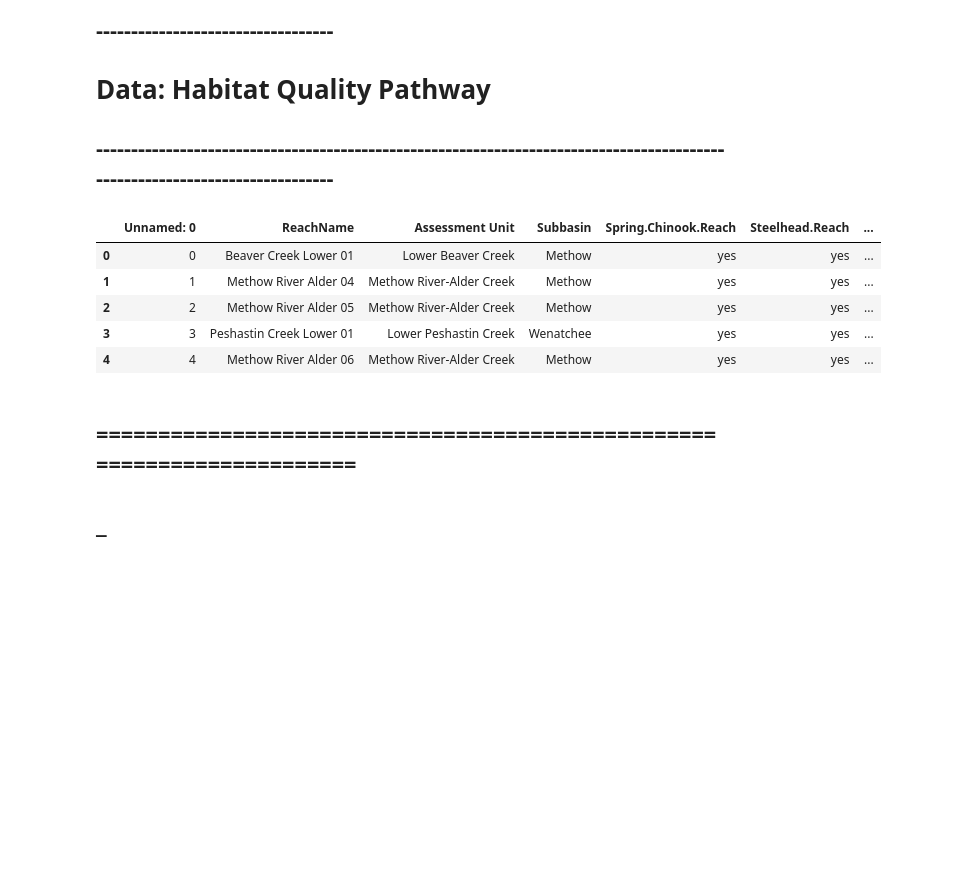
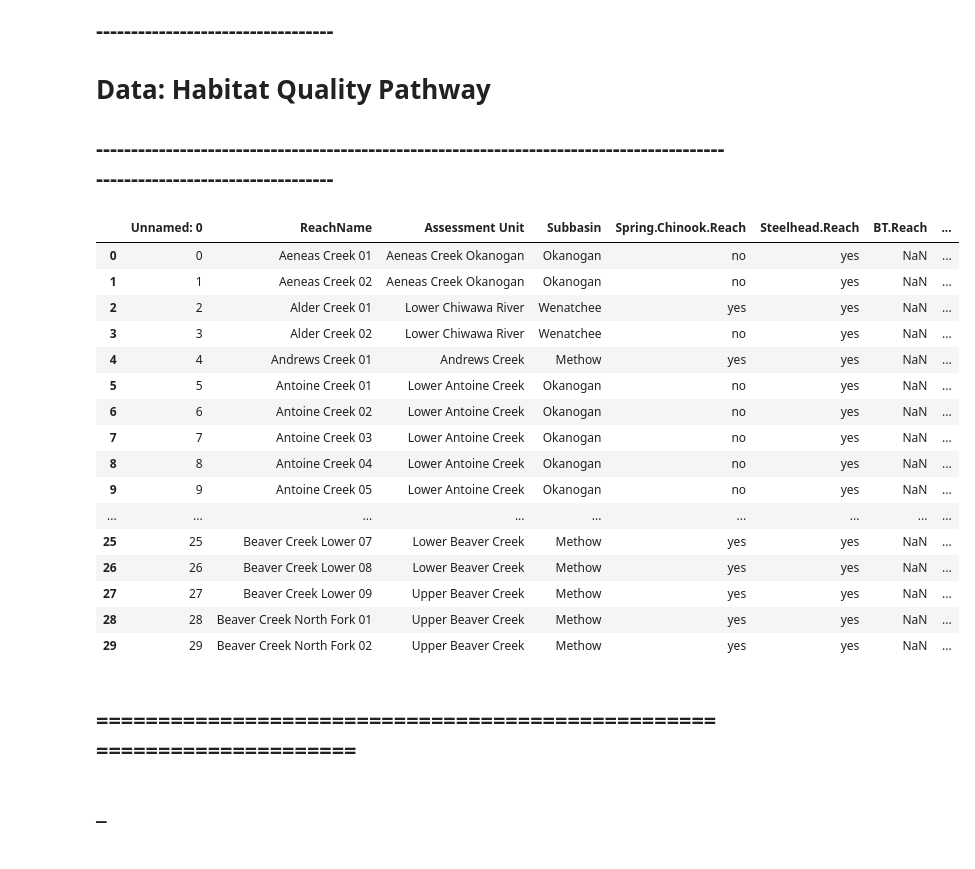
Before and after one commit to Upper-Columbia-Salmon-Recovery-Board/Prioritization_Step2_Data_Tool, a Jupyter notebook: Protection/RTT_Prioritization_PROTECTION_Pathways_Script.ipynb, the cells around one changed output. Saved outputs shown, nothing was run; the diff lists cells and outputs as text; code cells hidden in the pictures; blank space fills up the shorter version.

Commit message:
Update to Habitat Quality Scores

```diff
--- a/Protection/RTT_Prioritization_PROTECTION_Pathways_Script.ipynb
+++ b/Protection/RTT_Prioritization_PROTECTION_Pathways_Script.ipynb
@@ -326,14 +326,25 @@ life_stages_protection_data_frame.columns = life_stages_protection[2:3].values.t
 reach_life_stages_Spring_Chinook = pd.read_excel('https://github.com/Upper-Columbia-Salmon-Recovery-Board/Prioritization_Step2_Data_Tool/blob/master/Protection/reach_life_stages_Spring_Chinook.xlsx?raw=true')
 reach_life_stages_Steelhead = pd.read_excel('https://github.com/Upper-Columbia-Salmon-Recovery-Board/Prioritization_Step2_Data_Tool/blob/master/Protection/reach_life_stages_Steelhead.xlsx?raw=true')
 # %%
-habitat_quality_scores.head()
+habitat_quality_scores.head(30)
 # %% [output]
-|  | Unnamed: 0 | ReachName | Assessment Unit | Subbasin | Spring.Chinook.Reach | Steelhead.Reach | ... |
-| 0 | 0 | Beaver Creek Lower 01 | Lower Beaver Creek | Methow | yes | yes | ... |
-| 1 | 1 | Methow River Alder 04 | Methow River-Alder Creek | Methow | yes | yes | ... |
-| 2 | 2 | Methow River Alder 05 | Methow River-Alder Creek | Methow | yes | yes | ... |
-| 3 | 3 | Peshastin Creek Lower 01 | Lower Peshastin Creek | Wenatchee | yes | yes | ... |
-| 4 | 4 | Methow River Alder 06 | Methow River-Alder Creek | Methow | yes | yes | ... |
+|  | Unnamed: 0 | ReachName | Assessment Unit | Subbasin | Spring.Chinook.Reach | Steelhead.Reach | BT.Reach | ... |
+| 0 | 0 | Aeneas Creek 01 | Aeneas Creek Okanogan | Okanogan | no | yes | NaN | ... |
+| 1 | 1 | Aeneas Creek 02 | Aeneas Creek Okanogan | Okanogan | no | yes | NaN | ... |
+| 2 | 2 | Alder Creek 01 | Lower Chiwawa River | Wenatchee | yes | yes | NaN | ... |
+| 3 | 3 | Alder Creek 02 | Lower Chiwawa River | Wenatchee | no | yes | NaN | ... |
+| 4 | 4 | Andrews Creek 01 | Andrews Creek | Methow | yes | yes | NaN | ... |
+| 5 | 5 | Antoine Creek 01 | Lower Antoine Creek | Okanogan | no | yes | NaN | ... |
+| 6 | 6 | Antoine Creek 02 | Lower Antoine Creek | Okanogan | no | yes | NaN | ... |
+| 7 | 7 | Antoine Creek 03 | Lower Antoine Creek | Okanogan | no | yes | NaN | ... |
+| 8 | 8 | Antoine Creek 04 | Lower Antoine Creek | Okanogan | no | yes | NaN | ... |
+| 9 | 9 | Antoine Creek 05 | Lower Antoine Creek | Okanogan | no | yes | NaN | ... |
+| ... | ... | ... | ... | ... | ... | ... | ... | ... |
+| 25 | 25 | Beaver Creek Lower 07 | Lower Beaver Creek | Methow | yes | yes | NaN | ... |
+| 26 | 26 | Beaver Creek Lower 08 | Lower Beaver Creek | Methow | yes | yes | NaN | ... |
+| 27 | 27 | Beaver Creek Lower 09 | Upper Beaver Creek | Methow | yes | yes | NaN | ... |
+| 28 | 28 | Beaver Creek North Fork 01 | Upper Beaver Creek | Methow | yes | yes | NaN | ... |
+| 29 | 29 | Beaver Creek North Fork 02 | Upper Beaver Creek | Methow | yes | yes | NaN | ... |
 # %% [markdown]
 ## =======================================================================
 # _
```
Also changed, not shown: 2 other files.
